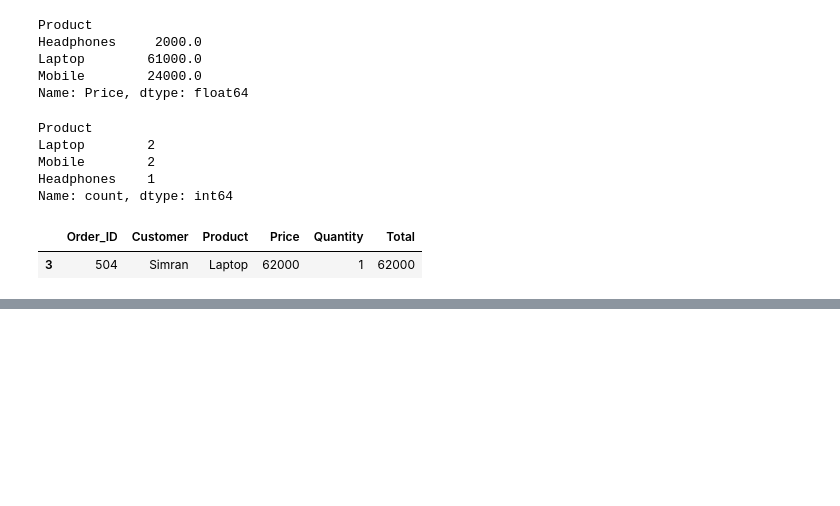
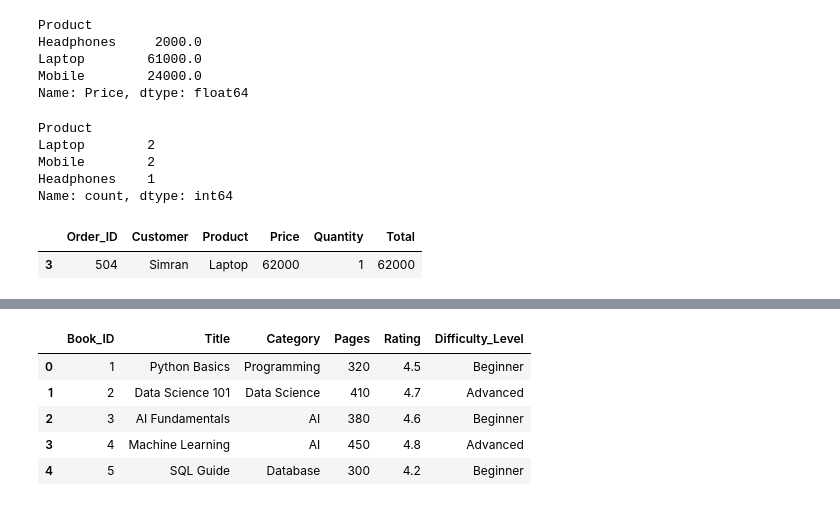
Before and after one commit to MSD-0007/Data-Visualization-4thSem, a Jupyter notebook: Drive/Functions_Methods_Index.ipynb, the cells around one changed output, grey strips where cells are left out. Drawn from its saved outputs; the diff is of its cells as text; code cells hidden in the pictures; blank space fills up the shorter version.

```diff
--- a/Drive/Functions_Methods_Index.ipynb
+++ b/Drive/Functions_Methods_Index.ipynb
@@ -416,0 +419,10 @@ o_df.sort_values("Price", ascending=False).head(1)
+# %%
+book = pd.DataFrame({
+    "Book_ID": [1, 2, 3, 4, 5],
+    "Title": ["Python Basics", "Data Science 101", "AI Fundamentals", "Machine Learning", "SQL Guide"],
+    "Category": ["Programming", "Data Science", "AI", "AI", "Database"],
+    "Pages": [320, 410, 380, 450, 300],
+    "Rating": [4.5, 4.7, 4.6, 4.8, 4.2]
+})
+
+book
@@ -416,0 +481,12 @@ o_df.sort_values("Price", ascending=False).head(1)
+# %%
+book = book.assign(
+    Difficulty_Level=book["Pages"].apply(lambda x: "Advanced" if x > 400 else "Beginner")
+)
+book
+# %% [output]
+|  | Book_ID | Title | Category | Pages | Rating | Difficulty_Level |
+| 0 | 1 | Python Basics | Programming | 320 | 4.5 | Beginner |
+| 1 | 2 | Data Science 101 | Data Science | 410 | 4.7 | Advanced |
+| 2 | 3 | AI Fundamentals | AI | 380 | 4.6 | Beginner |
+| 3 | 4 | Machine Learning | AI | 450 | 4.8 | Advanced |
+| 4 | 5 | SQL Guide | Database | 300 | 4.2 | Beginner |
```
Also changed, not shown: parts of 8 cells of this notebook.
